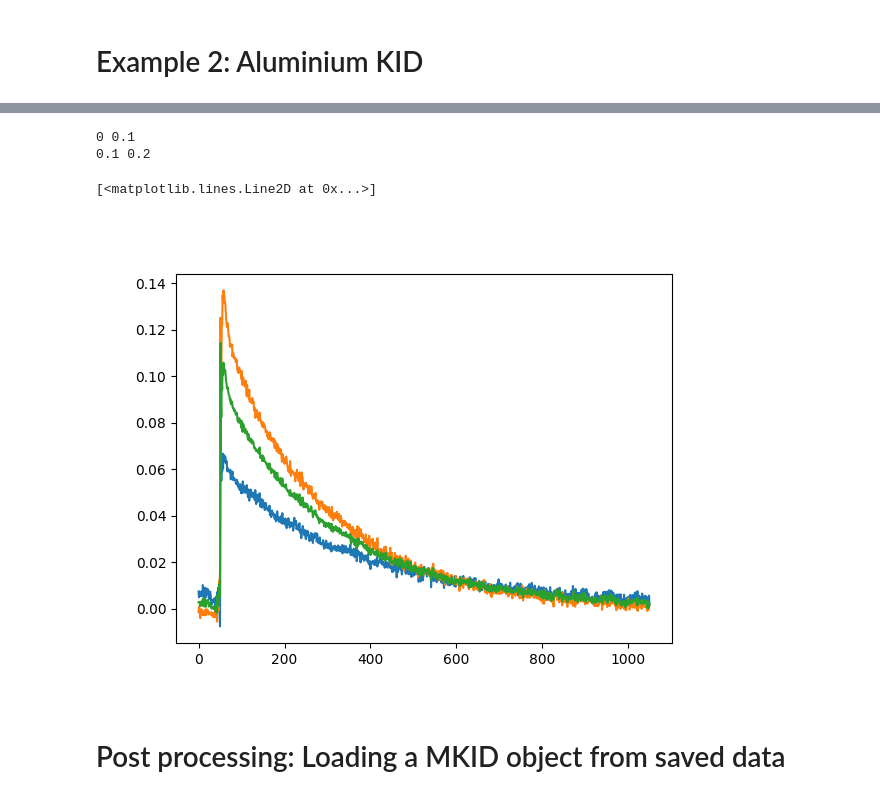
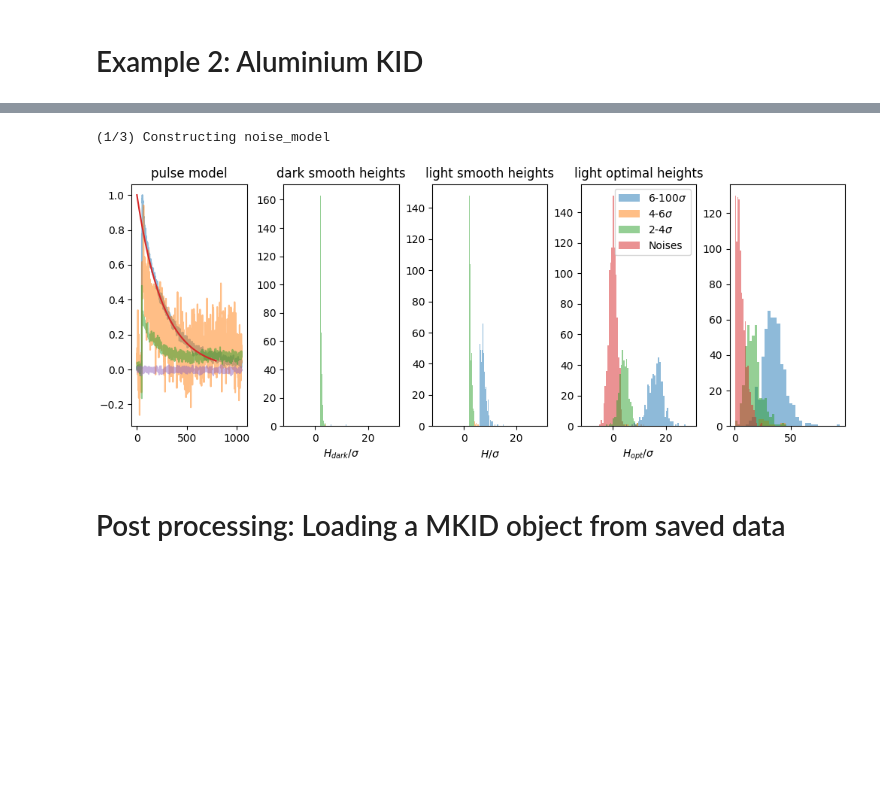
Before and after one commit to wilbertras/python-pulse-analysis, a Jupyter notebook: README.ipynb, the cells around one changed output, grey strips where cells are left out. Cells and saved outputs as stored; diff of their text form; code cells hidden in the pictures; blank space fills up the shorter version.

```diff
--- a/README.ipynb
+++ b/README.ipynb
@@ -108,5 +103,5 @@ Elapsed time: 6 s
 # %%
-psc = None
-settings = {'sf':1e6,'coord':'smith','response':'X','pw':1000,'sw':250, 'align':'edge', 'window':'exp', 'ssf':1, 'sstype':'interp','buffer':10,'mph':psc,'mpp':psc,
-            'nr_noise_segments':1000,'binsize':0.01,'H_range':None,'fit_T':[200, 500],'max_bw':10000,'tlim':[0, 1],'filter_std':5,'rise_offset':50, 'pulse_template':None}
-mkid.overview(settings, f, max_chuncks=1, redo_peak_model=True, plot_pulses=False, save=False, figpath='./README Results/')
+psc = 3
+settings = {'sf':1e6,'coord':'smith','response':'X','pw':1000,'sw':264, 'align':'peak', 'window':'exp', 'ssf':1, 'sstype':'interp','buffer':10,'mph':psc,'mpp':psc,
+            'nr_noise_segments':1000,'binsize':0.01,'H_range':None,'fit_T':[200, 500],'max_bw':10000,'tlim':[0, 1],'filter_std':5,'rise_offset':50, 'noise_thres':3}
+# mkid.overview(settings, f, max_chuncks=1, redo_peak_model=True, iterate=True, plot_pulses=False, save=False, figpath='./README Results/')
@@ -124,18 +107,0 @@ mkid.overview(settings, f, max_chuncks=1, redo_peak_model=True, plot_pulses=Fals
-# %%
-start = 0
-Hopt = mkid.data['Hopt']
-pulses = mkid.data['pulses']
-stops = [.1, .2]
-fig, ax = plt.subplots()
-pulses.shape
-for stop in stops:
-    print(start, stop)
-    idx = np.where((Hopt >= start) & (Hopt < stop))[0]
-    ax.plot(np.mean(pulses[idx, :], axis=0))
-    start = stop
-ax.plot(np.mean(pulses, axis=0))
-# %% [output]
-0 0.1
-0.1 0.2
-[<matplotlib.lines.Line2D at 0x...>]
-[figure, removed]
@@ -144,3 +108,8 @@ np.where(Hopt>.1)[0]
+# %%
+mkid.pks_vs_sigmas(settings, f, [2, 4, 6, 100], .5, kernel=None)
+# %% [output]
+(1/3) Constructing noise_model
+[figure, added]
 # %% [markdown]
 # Post processing: Loading a MKID object from saved data
 # %%
```
Also changed, not shown: parts of 8 cells of this notebook, 2 other files.
